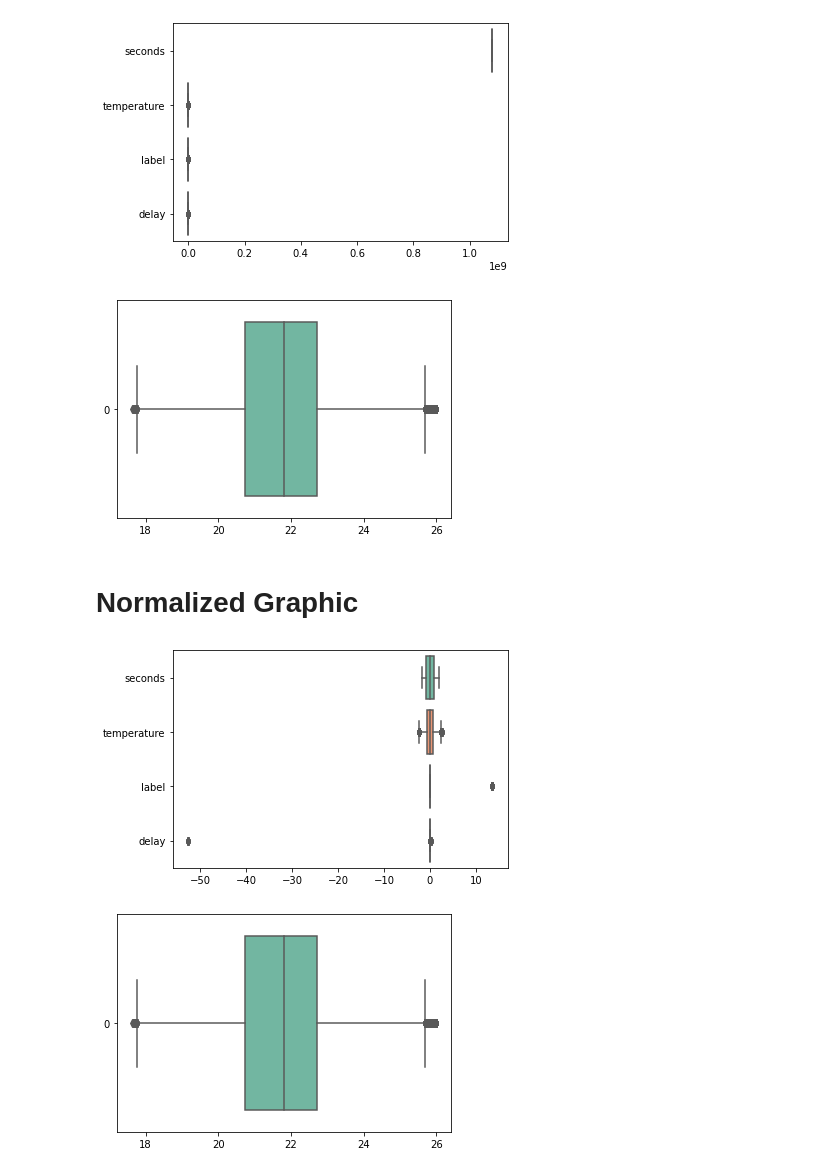
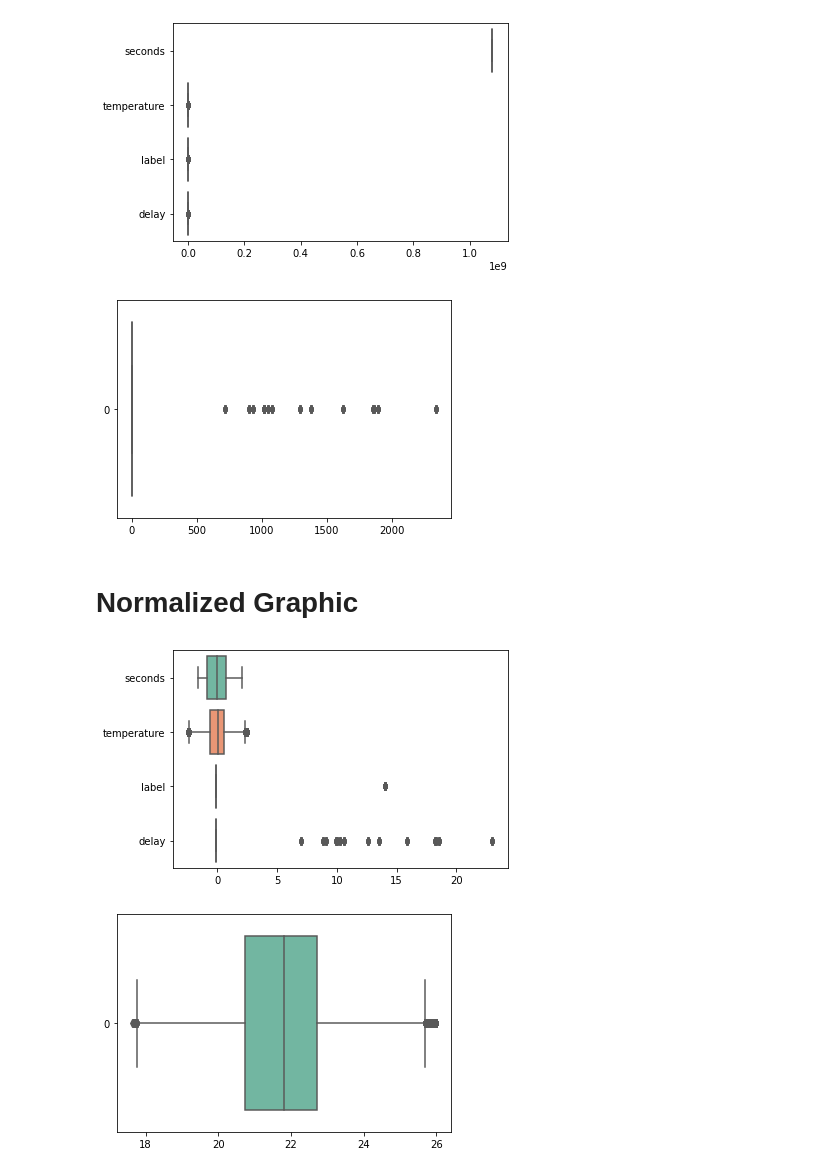
Before and after one commit to SilvaEngComp/Paper-SDN-ML-Algorithms, a Jupyter notebook: approach multisensor/graphic_analisys - preprocessed data.ipynb, the cells around one changed output. Drawn from its saved outputs; the diff is of its cells as text; code cells hidden in the pictures.

```diff
--- a/approach multisensor/graphic_analisys - preprocessed data.ipynb
+++ b/approach multisensor/graphic_analisys - preprocessed data.ipynb
@@ -15,6 +15,9 @@ train.drop('timestamp', axis=1, inplace=True)
 
 test.index = test['timestamp']
 test.drop('timestamp', axis=1, inplace=True)
+# %%
+train = train[train.delay>=0]
+test = test[test.delay>=0]
 # %%
 plt.title("Line graph")
 plt.xlabel("X axis")
@@ -40,9 +50,9 @@ plt.show()
 # %% [output]
 [figure]
 # %%
-ax = sns.boxplot(data=train['temperature'], orient="h", palette="Set2")
+ax = sns.boxplot(data=train['delay'], orient="h", palette="Set2")
 # %% [output]
-[figure, old version]
+[figure, new version]
 # %% [markdown]
 # Normalized Graphic
 # %%
@@ -52,7 +62,7 @@ scaler = StandardScaler().fit(train)
 norm_subset = pd.DataFrame(scaler.transform(train), columns = train.columns)
 ax = sns.boxplot(data=norm_subset, orient="h", palette="Set2")
 # %% [output]
-[figure, old version]
+[figure, new version]
 # %%
 ax = sns.boxplot(data=train['temperature'], orient="h", palette="Set2")
 # %% [output]
```
Also changed, not shown: parts of 8 cells of this notebook, 15 other files.
